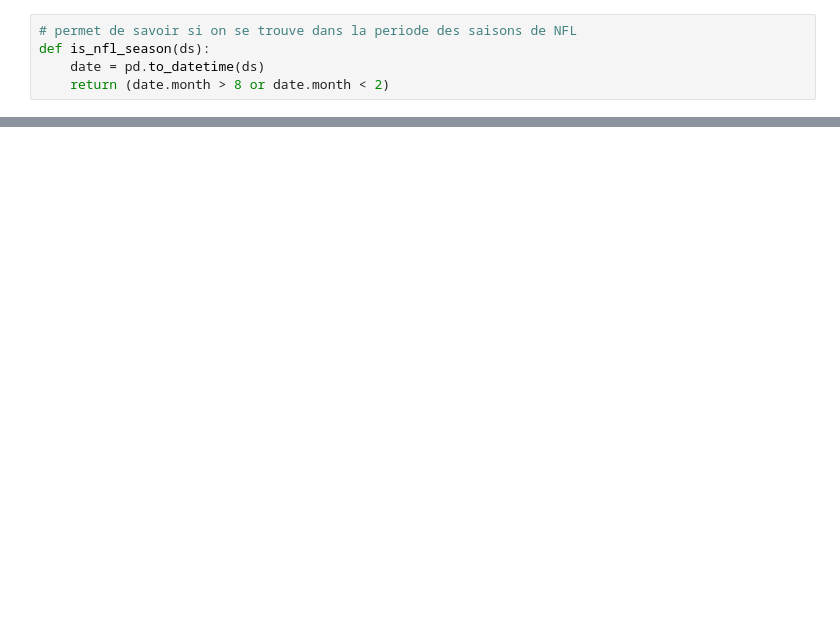
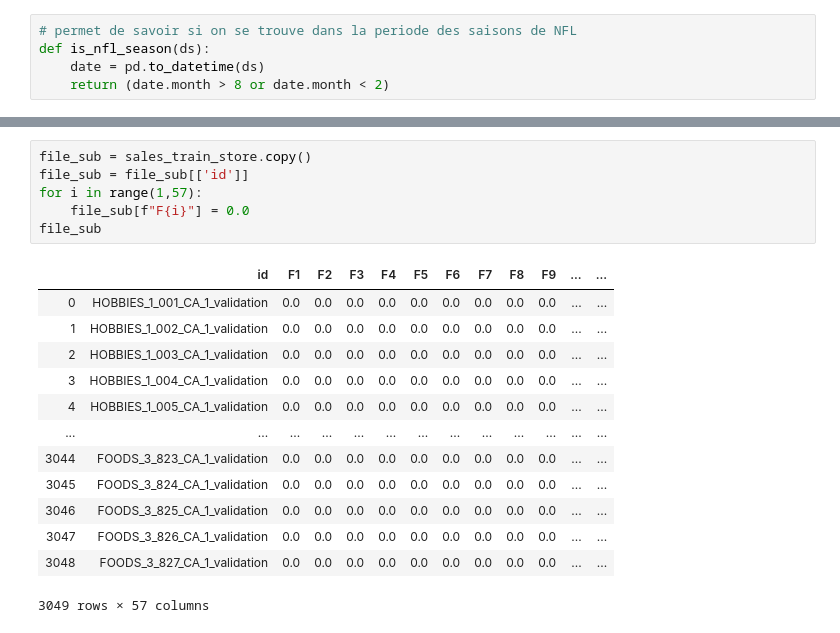
Before and after one commit to Sylvainj1/kaggle-walmart, a Jupyter notebook: model/prophet_tuned_one_store.ipynb, the cells around one changed output, grey strips where cells are left out. Saved outputs shown, nothing was run; the diff lists cells and outputs as text; blank space fills up the shorter version.

```diff
--- a/model/prophet_tuned_one_store.ipynb
+++ b/model/prophet_tuned_one_store.ipynb
@@ -38,3 +69,23 @@ def run_prophet(timeserie):
+# %%
+file_sub = sales_train_store.copy()
+file_sub = file_sub[['id']]
+for i in range(1,57):
+    file_sub[f"F{i}"] = 0.0
+file_sub
+# %% [output]
+|  | id | F1 | F2 | F3 | F4 | F5 | F6 | F7 | F8 | F9 | ... | ... |
+| 0 | HOBBIES_1_001_CA_1_validation | 0.0 | 0.0 | 0.0 | 0.0 | 0.0 | 0.0 | 0.0 | 0.0 | 0.0 | ... | ... |
+| 1 | HOBBIES_1_002_CA_1_validation | 0.0 | 0.0 | 0.0 | 0.0 | 0.0 | 0.0 | 0.0 | 0.0 | 0.0 | ... | ... |
+| 2 | HOBBIES_1_003_CA_1_validation | 0.0 | 0.0 | 0.0 | 0.0 | 0.0 | 0.0 | 0.0 | 0.0 | 0.0 | ... | ... |
+| 3 | HOBBIES_1_004_CA_1_validation | 0.0 | 0.0 | 0.0 | 0.0 | 0.0 | 0.0 | 0.0 | 0.0 | 0.0 | ... | ... |
+| 4 | HOBBIES_1_005_CA_1_validation | 0.0 | 0.0 | 0.0 | 0.0 | 0.0 | 0.0 | 0.0 | 0.0 | 0.0 | ... | ... |
+| ... | ... | ... | ... | ... | ... | ... | ... | ... | ... | ... | ... | ... |
+| 3044 | FOODS_3_823_CA_1_validation | 0.0 | 0.0 | 0.0 | 0.0 | 0.0 | 0.0 | 0.0 | 0.0 | 0.0 | ... | ... |
+| 3045 | FOODS_3_824_CA_1_validation | 0.0 | 0.0 | 0.0 | 0.0 | 0.0 | 0.0 | 0.0 | 0.0 | 0.0 | ... | ... |
+| 3046 | FOODS_3_825_CA_1_validation | 0.0 | 0.0 | 0.0 | 0.0 | 0.0 | 0.0 | 0.0 | 0.0 | 0.0 | ... | ... |
+| 3047 | FOODS_3_826_CA_1_validation | 0.0 | 0.0 | 0.0 | 0.0 | 0.0 | 0.0 | 0.0 | 0.0 | 0.0 | ... | ... |
+| 3048 | FOODS_3_827_CA_1_validation | 0.0 | 0.0 | 0.0 | 0.0 | 0.0 | 0.0 | 0.0 | 0.0 | 0.0 | ... | ... |
+3049 rows × 57 columns
 # %%
 #la boucle fait une prediction en fonction de l'index, qui represente 1 items dans l'ordre
 # dans lequel ils sont dans la df sales_train
```
Also changed, not shown: parts of 13 cells of this notebook, 5 other files.
